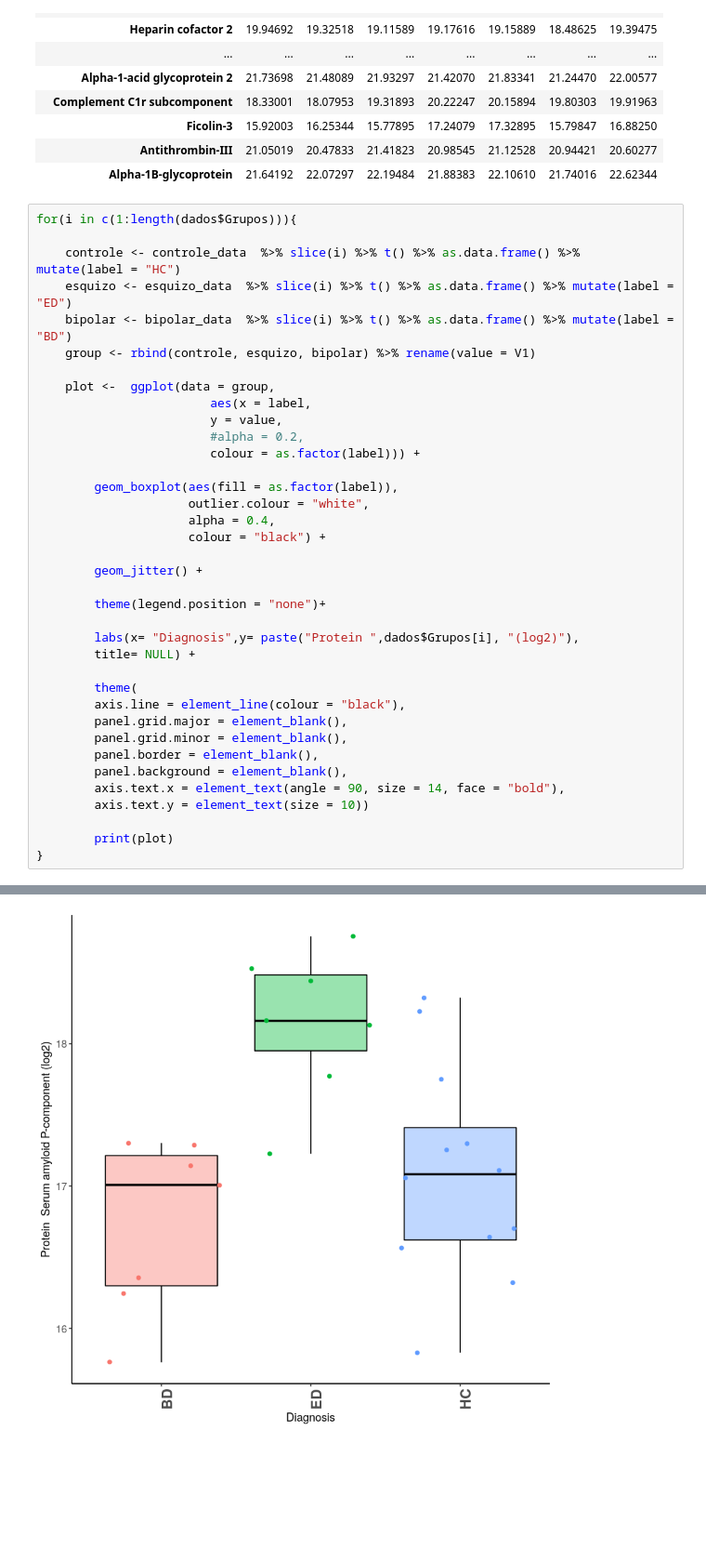
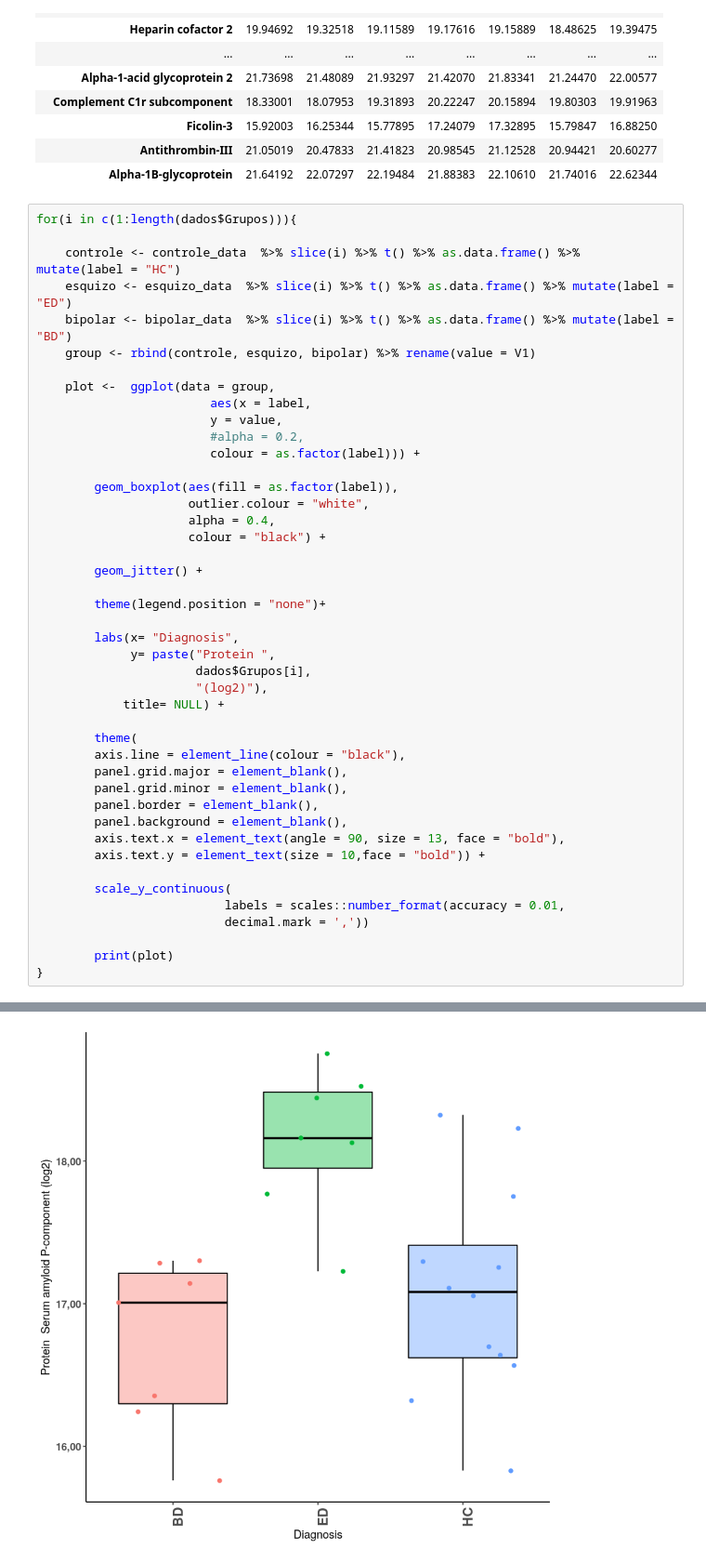
Before and after one commit to fpgdesa/ResultadosElisa, a Jupyter notebook: Resultados.ipynb, the cells around one changed output, grey strips where cells are left out. Shown at 93% size. Cells and saved outputs as stored; diff of their text form; blank space fills up the shorter version.

```diff
--- a/Resultados.ipynb
+++ b/Resultados.ipynb
@@ -179,8 +179,11 @@ for(i in c(1:length(dados$Grupos))){
 
         theme(legend.position = "none")+
 
-        labs(x= "Diagnosis",y= paste("Protein ",dados$Grupos[i], "(log2)"),
-        title= NULL) +
+        labs(x= "Diagnosis",
+             y= paste("Protein ",
+                      dados$Grupos[i],
+                      "(log2)"),
+            title= NULL) +
 
         theme(
         axis.line = element_line(colour = "black"),
@@ -188,8 +191,12 @@ for(i in c(1:length(dados$Grupos))){
         panel.grid.minor = element_blank(),
         panel.border = element_blank(),
         panel.background = element_blank(),
-        axis.text.x = element_text(angle = 90, size = 14, face = "bold"),
-        axis.text.y = element_text(size = 10))
+        axis.text.x = element_text(angle = 90, size = 13, face = "bold"),
+        axis.text.y = element_text(size = 10,face = "bold")) +
+
+        scale_y_continuous(
+                          labels = scales::number_format(accuracy = 0.01,
+                          decimal.mark = ','))
 
         print(plot)
 }
@@ -198 +205 @@ for(i in c(1:length(dados$Grupos))){
-[figure, old version]
+[figure, new version]
```
Also changed, not shown: parts of 1 cell of this notebook.
